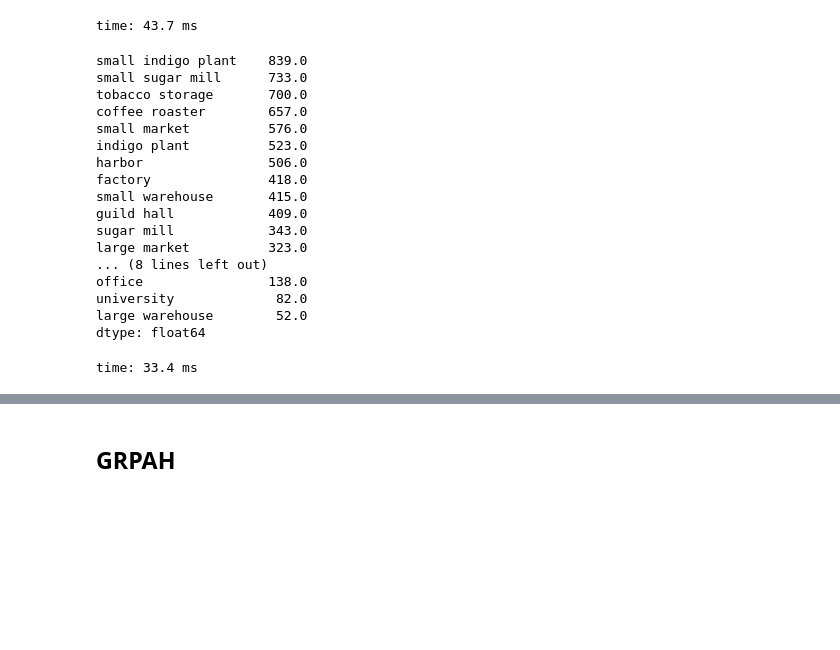
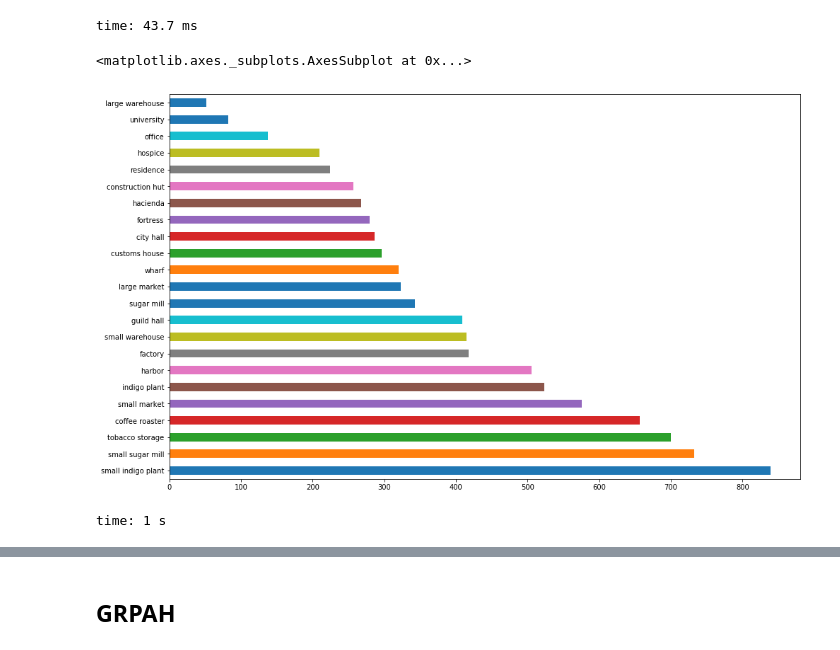
Before and after one commit to xiwix/binder, a Jupyter notebook: bga.puertorico.analyze.ipynb, the cells around one changed output, grey strips where cells are left out. Cells and saved outputs as stored; diff of their text form; code cells hidden in the pictures; blank space fills up the shorter version.

```diff
--- a/bga.puertorico.analyze.ipynb
+++ b/bga.puertorico.analyze.ipynb
@@ -406,23 +406,8 @@ time: 43.7 ms
 # %%
 data = [{'table_id':b['table_id'], **collections.Counter(b['buildings'][b['rank']['1']])} for b in buildings]
 s = pd.DataFrame(data).set_index('table_id').sum(axis=0)
-s.sort_values(ascending=False)
+s.sort_values(ascending=False).plot.barh()
 # %% [output]
-small indigo plant    839.0
-small sugar mill      733.0
-tobacco storage       700.0
-coffee roaster        657.0
-small market          576.0
-indigo plant          523.0
-harbor                506.0
-factory               418.0
-small warehouse       415.0
-guild hall            409.0
-sugar mill            343.0
-large market          323.0
-... (8 lines left out)
-office                138.0
-university             82.0
-large warehouse        52.0
-dtype: float64
+<matplotlib.axes._subplots.AxesSubplot at 0x...>
+[figure, added]
-time: 33.4 ms
+time: 1 s
```
Also changed, not shown: parts of 1 cell of this notebook.
